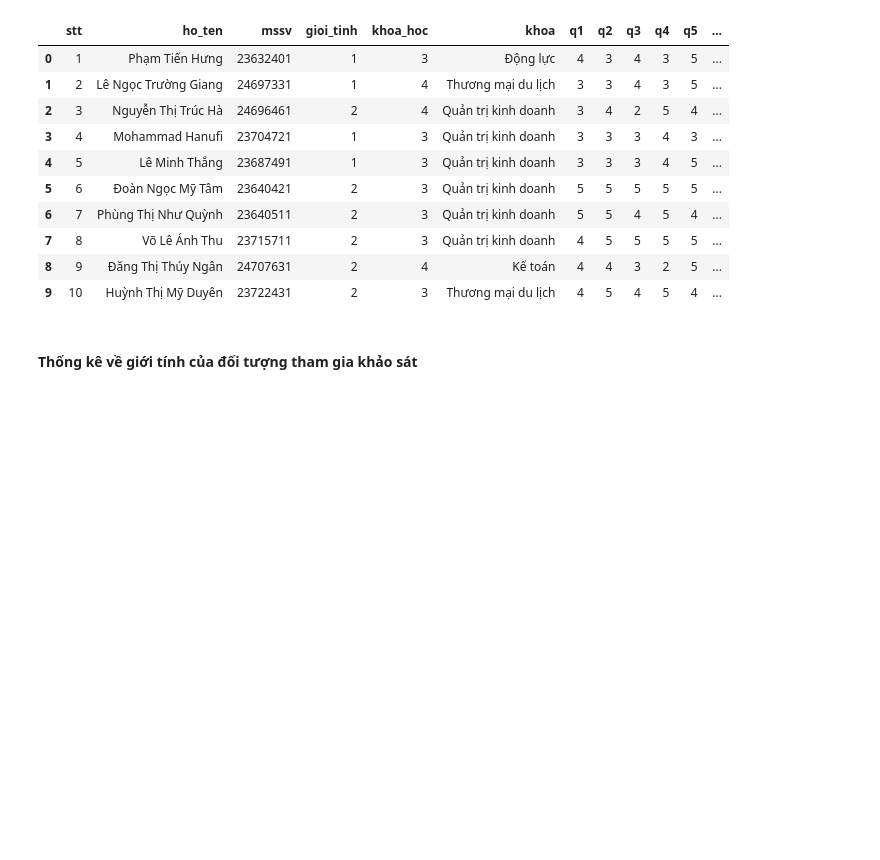
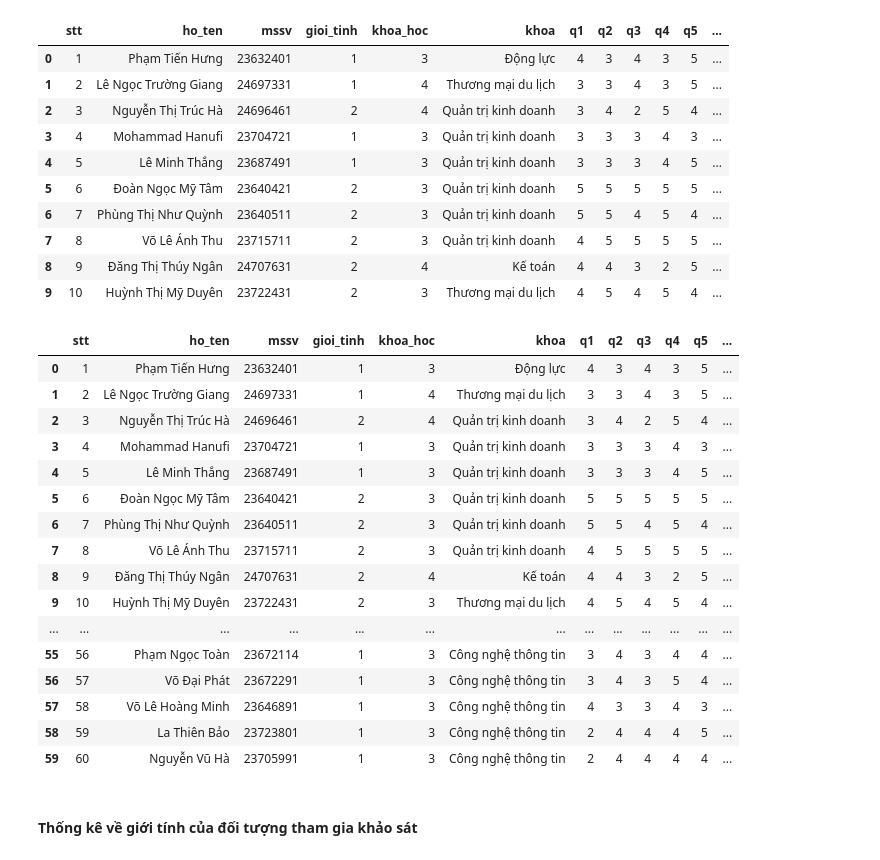
Before and after one commit to PhT09/Final_project_Intro_DS, a Jupyter notebook: Bai2.ipynb, the cells around one changed output. Drawn from its saved outputs; the diff is of its cells as text; code cells hidden in the pictures; blank space fills up the shorter version.

```diff
--- a/Bai2.ipynb
+++ b/Bai2.ipynb
@@ -89,3 +116,23 @@ df.head(10)
+# %%
+df
+# %% [output]
+|  | stt | ho_ten | mssv | gioi_tinh | khoa_hoc | khoa | q1 | q2 | q3 | q4 | q5 | ... |
+| 0 | 1 | Phạm Tiến Hưng | 23632401 | 1 | 3 | Động lực | 4 | 3 | 4 | 3 | 5 | ... |
+| 1 | 2 | Lê Ngọc Trường Giang | 24697331 | 1 | 4 | Thương mại du lịch | 3 | 3 | 4 | 3 | 5 | ... |
+| 2 | 3 | Nguyễn Thị Trúc Hà | 24696461 | 2 | 4 | Quản trị kinh doanh | 3 | 4 | 2 | 5 | 4 | ... |
+| 3 | 4 | Mohammad Hanufi | 23704721 | 1 | 3 | Quản trị kinh doanh | 3 | 3 | 3 | 4 | 3 | ... |
+| 4 | 5 | Lê Minh Thắng | 23687491 | 1 | 3 | Quản trị kinh doanh | 3 | 3 | 3 | 4 | 5 | ... |
+| 5 | 6 | Đoàn Ngọc Mỹ Tâm | 23640421 | 2 | 3 | Quản trị kinh doanh | 5 | 5 | 5 | 5 | 5 | ... |
+| 6 | 7 | Phùng Thị Như Quỳnh | 23640511 | 2 | 3 | Quản trị kinh doanh | 5 | 5 | 4 | 5 | 4 | ... |
+| 7 | 8 | Võ Lê Ánh Thu | 23715711 | 2 | 3 | Quản trị kinh doanh | 4 | 5 | 5 | 5 | 5 | ... |
+| 8 | 9 | Đăng Thị Thúy Ngân | 24707631 | 2 | 4 | Kế toán | 4 | 4 | 3 | 2 | 5 | ... |
+| 9 | 10 | Huỳnh Thị Mỹ Duyên | 23722431 | 2 | 3 | Thương mại du lịch | 4 | 5 | 4 | 5 | 4 | ... |
+| ... | ... | ... | ... | ... | ... | ... | ... | ... | ... | ... | ... | ... |
+| 55 | 56 | Phạm Ngọc Toàn | 23672114 | 1 | 3 | Công nghệ thông tin | 3 | 4 | 3 | 4 | 4 | ... |
+| 56 | 57 | Võ Đại Phát | 23672291 | 1 | 3 | Công nghệ thông tin | 3 | 4 | 3 | 5 | 4 | ... |
+| 57 | 58 | Võ Lê Hoàng Minh | 23646891 | 1 | 3 | Công nghệ thông tin | 4 | 3 | 3 | 4 | 3 | ... |
+| 58 | 59 | La Thiên Bảo | 23723801 | 1 | 3 | Công nghệ thông tin | 2 | 4 | 4 | 4 | 5 | ... |
+| 59 | 60 | Nguyễn Vũ Hà | 23705991 | 1 | 3 | Công nghệ thông tin | 2 | 4 | 4 | 4 | 4 | ... |
 # %% [markdown]
 #### Thống kê về giới tính của đối tượng tham gia khảo sát
 # %%
```
Also changed, not shown: parts of 21 cells of this notebook.
